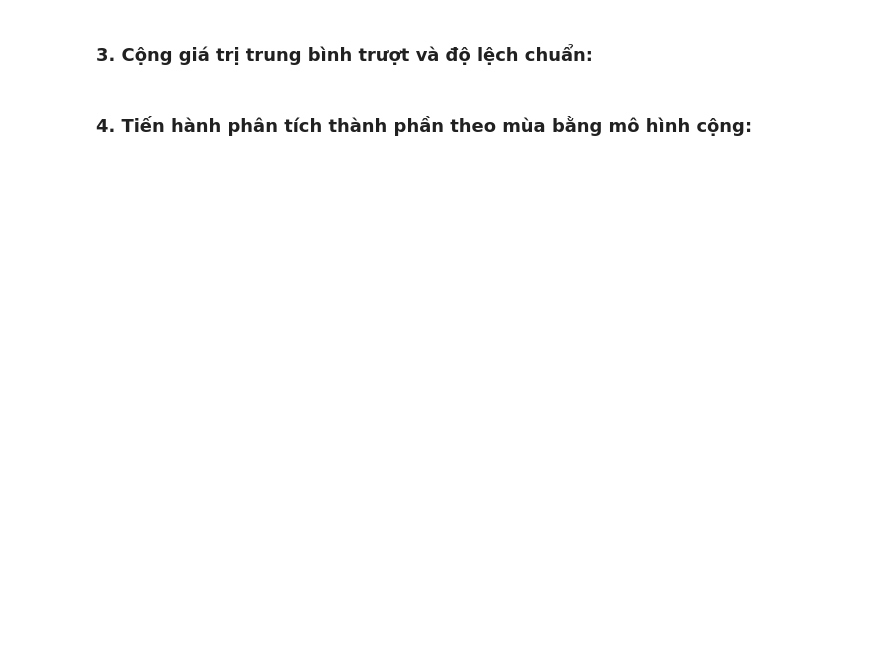
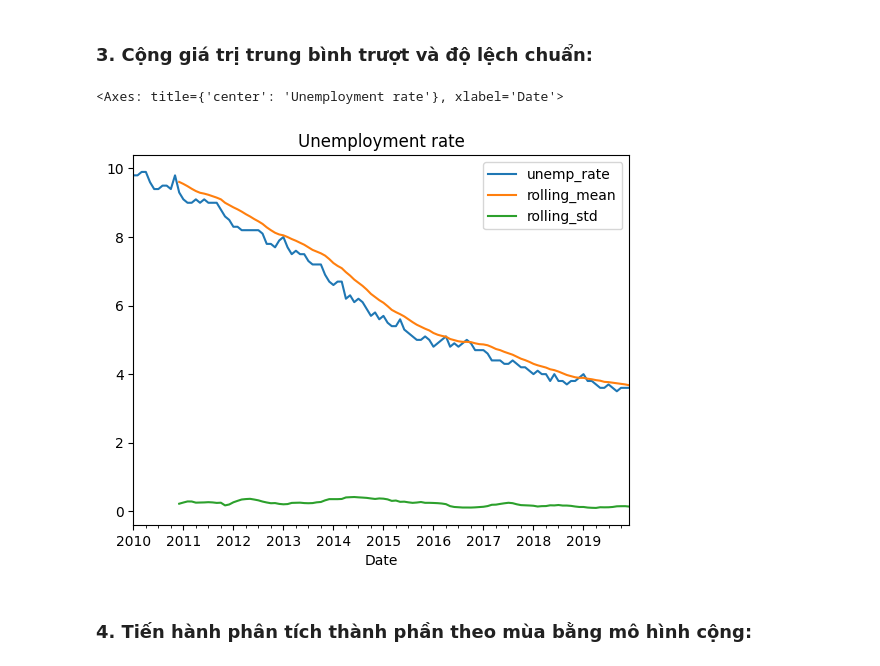
Before and after one commit to bibo0610/DATAMINING_20, a Jupyter notebook: chapter6.ipynb, the cells around one changed output. Saved outputs shown, nothing was run; the diff lists cells and outputs as text; code cells hidden in the pictures; blank space fills up the shorter version.

```diff
--- a/chapter6.ipynb
+++ b/chapter6.ipynb
@@ -14,9 +14,18 @@ nasdaqdatalink.ApiConfig.api_key = "YOUR_API_KEY"
 # %% [markdown]
 ### 2. Tải số liệu từ năm 2010 đến năm 2019:
 # %%
-df = (
-    nasdaqdatalink.get("FRED/UNRATE",
-                       start_date="2010-01-01",
-                       end_date="2019-12-31")
-    .rename(columns={"Value": "unmep_rate"})
-)
+import pandas as pd
+
+df = pd.read_csv("UNRATE.csv")
+df["observation_date"] = pd.to_datetime(df["observation_date"])
+df = df[
+    (df["observation_date"] >= "2010-01-01") &
+    (df["observation_date"] <= "2019-12-31")
+]
+df = df.rename(columns={
+    "observation_date": "Date",
+    "UNRATE": "unemp_rate"
+})
+df = df.set_index("Date")
+
+df.head()
@@ -24,9 +41,12 @@ df = (
 ### 3. Cộng giá trị trung bình trượt và độ lệch chuẩn:
 # %%
 WINDOW_SIZE = 12
-df["rolling_mean"] = df["unmep_rate"].rolling(window=WINDOW_SIZE).mean()
-df["rolling_std"] = df["unmep_rate"].rolling(window=WINDOW_SIZE).std()
+df["rolling_mean"] = df["unemp_rate"].rolling(window=WINDOW_SIZE).mean()
+df["rolling_std"] = df["unemp_rate"].rolling(window=WINDOW_SIZE).std()
 df.plot(title="Unemployment rate")
+# %% [output]
+<Axes: title={'center': 'Unemployment rate'}, xlabel='Date'>
+[figure, added]
 # %% [markdown]
 ### 4. Tiến hành phân tích thành phần theo mùa bằng mô hình cộng:
 # %%
```
Also changed, not shown: parts of 15 cells of this notebook, 1 other file.
